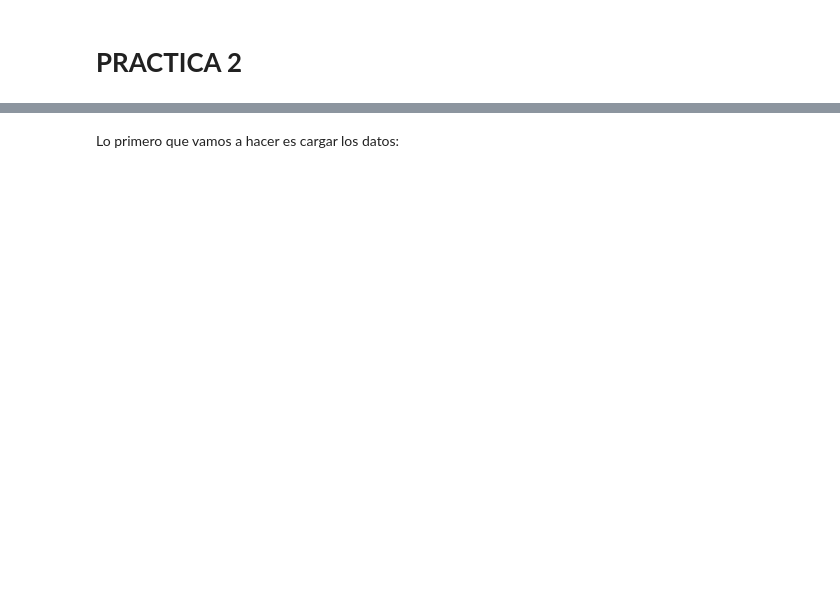
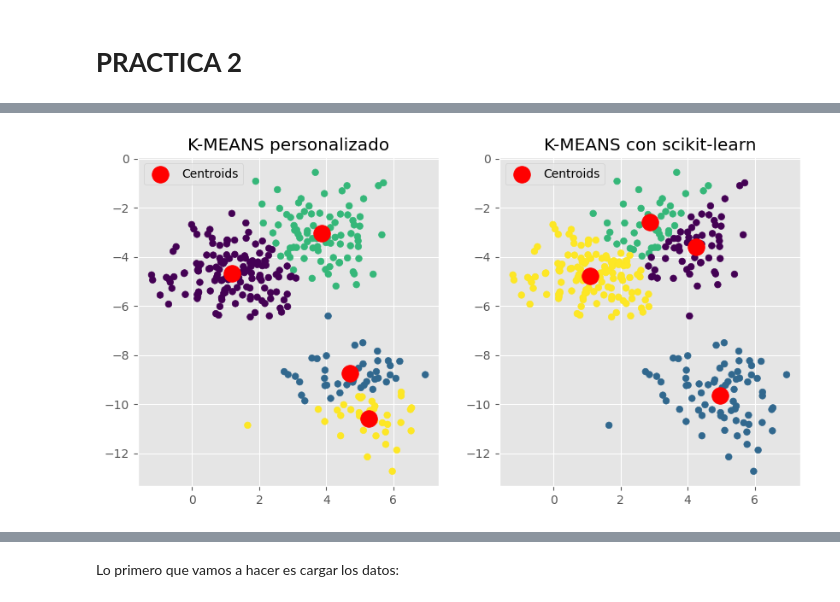
Before and after one commit to aitanax/Clustering_Estrellas, a Jupyter notebook: Notebook_Final.ipynb, the cells around one changed output, grey strips where cells are left out. Drawn from its saved outputs; the diff is of its cells as text; code cells hidden in the pictures; blank space fills up the shorter version.

```diff
--- a/Notebook_Final.ipynb
+++ b/Notebook_Final.ipynb
@@ -31,0 +61,89 @@ warnings.filterwarnings('ignore')
+# %%
+# Crear datos de ejemplo
+num_samples = 300
+num_features = 2
+num_clusters = 4
+
+data, _ = make_blobs(n_samples=num_samples, centers=num_clusters, cluster_std=1.0, random_state=100472097)
+
+# Elegir centros iniciales aleatorios
+def initialize_centroids(data, k):
+    # Escoger el primer centroide al azar
+    centroids = [data[random.randint(0, len(data) - 1)]]
+
+    # Escoger el resto de los centroides usando el método K-Means++
+    for _ in range(1, k):
+        distances = np.min(np.linalg.norm(data[:, np.newaxis] - np.array(centroids), axis=2), axis=1)
+        probabilities = distances / distances.sum()
+        new_centroid_index = np.random.choice(range(len(data)), p=probabilities)
+        centroids.append(data[new_centroid_index])
+
+    return np.array(centroids)
+
+# Asignar puntos a los clústeres
+def assign_clusters(data, centroids):
+    distances = np.linalg.norm(data[:, np.newaxis] - centroids, axis=2)
+    return np.argmin(distances, axis=1)
+
+# Actualizar los centros de los clústeres
+def update_centroids(data, labels, k):
+    new_centroids = np.array([data[labels == i].mean(axis=0) for i in range(k)])
+    return new_centroids
+
+# Función para el algoritmo k-means
+def kmeans(data, k, num_iterations=10000, tolerance=1e-4):
+
+    centroids = initialize_centroids(data, k)
+
+    for _ in range(num_iterations):
+        labels = assign_clusters(data, centroids)
+        new_centroids = update_centroids(data, labels, k)
+
+        # Chequeo de convergencia
+        if np.linalg.norm(centroids - new_centroids) < tolerance:
+            break
+
+        centroids = new_centroids
+
+    return centroids, labels
+
+
+#Comparación entre k-means personalizado y scikit-learn
+start_time = time.time()
+centroids_custom, labels_custom = kmeans(data, num_clusters)
+custom_time = time.time() - start_time
+silhouette_custom = silhouette_score(data, labels_custom)
+
+start_time = time.time()
+sklearn_kmeans = SKLearnKMeans(n_clusters=num_clusters, random_state=100472097).fit(data)
+labels_sklearn = sklearn_kmeans.labels_
+centroids_sklearn = sklearn_kmeans.cluster_centers_
+sklearn_time = time.time() - start_time
+silhouette_sklearn = silhouette_score(data, labels_sklearn)
+
+# Mostrar resultados
+print("Comparación entre k-means personalizado y scikit-learn:")
+print("Tiempo de ejecución (personalizado):", custom_time, "segundos")
+print("Silhouette score (personalizado):", silhouette_custom)
+
+print("Tiempo de ejecución (scikit-learn):", sklearn_time, "segundos")
+print("Silhouette score (scikit-learn):", silhouette_sklearn)
+
+# Visualizar resultados
+plt.figure(figsize=(10, 5))
+
+plt.subplot(1, 2, 1)
+plt.title("K-MEANS personalizado")
+plt.scatter(data[:, 0], data[:, 1], c=labels_custom, cmap='viridis', s=30)
+plt.scatter(centroids_custom[:, 0], centroids_custom[:, 1], c='red', s=200, label='Centroids')
+plt.legend()
+
+plt.subplot(1, 2, 2)
+plt.title("K-MEANS con scikit-learn")
+plt.scatter(data[:, 0], data[:, 1], c=labels_sklearn, cmap='viridis', s=30)
+plt.scatter(centroids_sklearn[:, 0], centroids_sklearn[:, 1], c='red', s=200, label='Centroids')
+plt.legend()
+
+
+plt.show()
+# %% [output]
@@ -31,0 +155 @@ warnings.filterwarnings('ignore')
+[figure, added]
```
Also changed, not shown: parts of 17 cells of this notebook, 1 other file.
